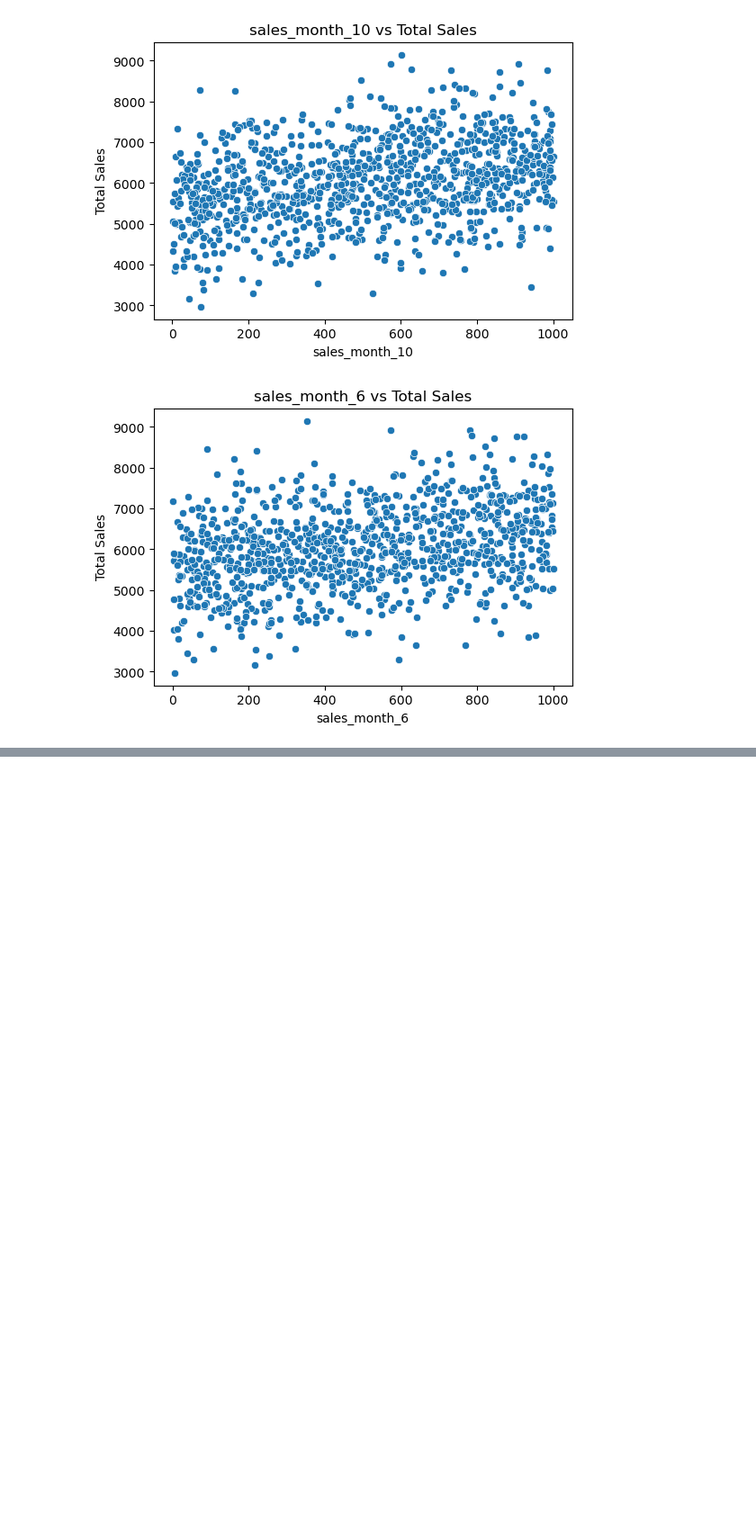
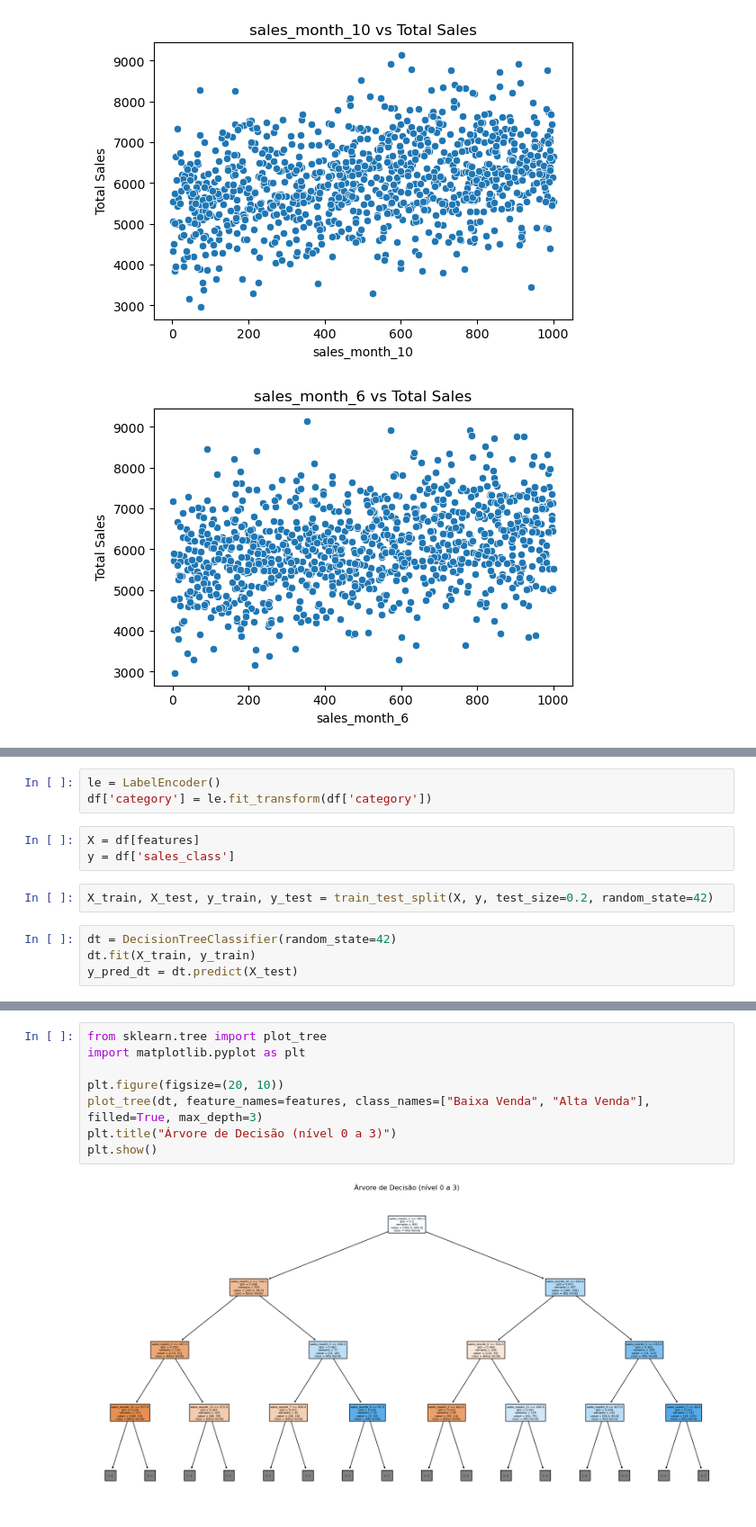
Before and after one commit to CCT-Dublin/capstone-project-alexandramuniks, a Jupyter notebook: Strategic thinking - CA3 new.ipynb, the cells around one changed output, grey strips where cells are left out. Shown at 90% size. Saved outputs shown, nothing was run; the diff lists cells and outputs as text; blank space fills up the shorter version.

Commit message:
Decision Tree, report

```diff
--- a/Strategic thinking - CA3 new.ipynb
+++ b/Strategic thinking - CA3 new.ipynb
@@ -648,0 +662,12 @@ for var in top_corr_vars:
+# %%
+le = LabelEncoder()
+df['category'] = le.fit_transform(df['category'])
+# %%
+X = df[features]
+y = df['sales_class']
+# %%
+X_train, X_test, y_train, y_test = train_test_split(X, y, test_size=0.2, random_state=42)
+# %%
+dt = DecisionTreeClassifier(random_state=42)
+dt.fit(X_train, y_train)
+y_pred_dt = dt.predict(X_test)
@@ -648,0 +710,10 @@ for var in top_corr_vars:
+# %%
+from sklearn.tree import plot_tree
+import matplotlib.pyplot as plt
+
+plt.figure(figsize=(20, 10))
+plot_tree(dt, feature_names=features, class_names=["Baixa Venda", "Alta Venda"], filled=True, max_depth=3)
+plt.title("Árvore de Decisão (nível 0 a 3)")
+plt.show()
+# %% [output]
+[figure, added]
```
Also changed, not shown: parts of 10 cells of this notebook.
